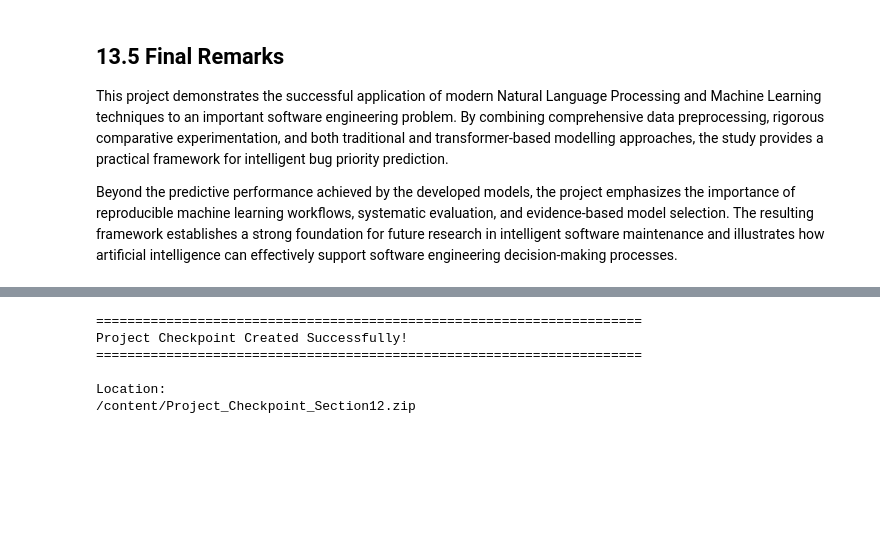
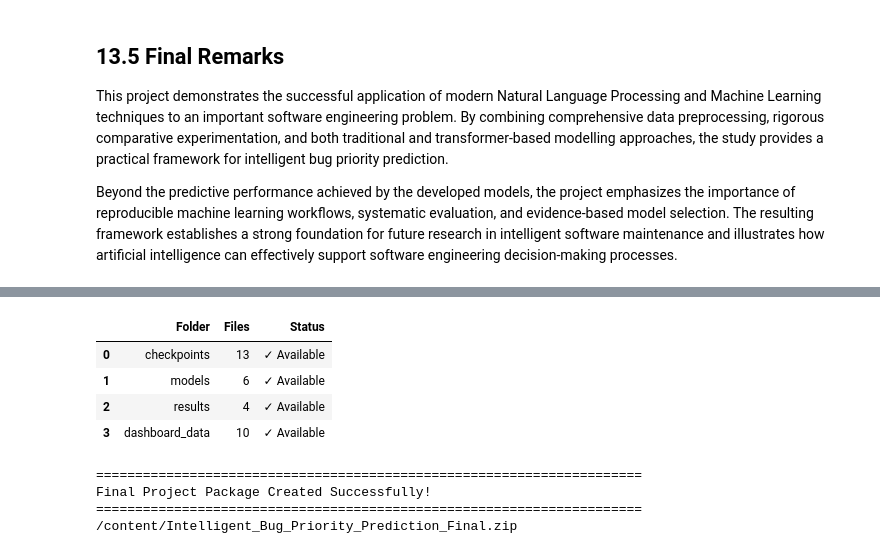
Before and after one commit to SamikshKodgire/AAI-590_CapstoneProject_BugTriaging, a Jupyter notebook: AAI590_CApstoneProject.ipynb, the cells around one changed output, grey strips where cells are left out. Drawn from its saved outputs; the diff is of its cells as text; code cells hidden in the pictures; blank space fills up the shorter version.

```diff
--- a/AAI590_CApstoneProject.ipynb
+++ b/AAI590_CApstoneProject.ipynb
@@ -6564,0 +6622,15 @@ Overall, the experimental findings suggest that **there is no universally optima
+# %%
+# ==========================================================
+# Create Dashboard Export Directory
+# ==========================================================
+
+from pathlib import Path
+
+DASHBOARD_DIR = PROJECT_DIR / "dashboard_data"
+
+DASHBOARD_DIR.mkdir(
+    parents=True,
+    exist_ok=True
+)
+
+print(f"Dashboard directory created:\n{DASHBOARD_DIR}")
@@ -6654,28 +6964,68 @@ summary.to_csv(RESULTS_DIR / "model_summary.csv", index=False)
+# %%
+# ==========================================================
+# Final Project Verification
+# ==========================================================
+
+from pathlib import Path
+import pandas as pd
+
+folders = [
+    CHECKPOINT_DIR,
+    MODELS_DIR,
+    RESULTS_DIR,
+    DASHBOARD_DIR
+]
+
+summary = []
+
+for folder in folders:
+
+    files = list(folder.glob("*"))
+
+    summary.append({
+
+        "Folder": folder.name,
+
+        "Files": len(files),
+
+        "Status": "✓ Available"
+
+    })
+
+verification = pd.DataFrame(summary)
+
+display(verification)
+# %% [output]
+|  | Folder | Files | Status |
+| 0 | checkpoints | 13 | ✓ Available |
+| 1 | models | 6 | ✓ Available |
+| 2 | results | 4 | ✓ Available |
+| 3 | dashboard_data | 10 | ✓ Available |
 # %%
 # ==========================================================
-# Create Project Checkpoint - Section 12
+# Create Final Submission Package
 # ==========================================================
 
 import shutil
 
-checkpoint_name = "/content/Project_Checkpoint_Section12"
+zip_path = shutil.make_archive(
 
-zip_path = shutil.make_archive(
-    checkpoint_name,
+    "/content/Intelligent_Bug_Priority_Prediction_Final",
+
     "zip",
+
     PROJECT_DIR
+
 )
 
 print("="*70)
-print("Project Checkpoint Created Successfully!")
+print("Final Project Package Created Successfully!")
 print("="*70)
-print(f"\nLocation:\n{zip_path}")
+print(zip_path)
 # %% [output]
 ======================================================================
-Project Checkpoint Created Successfully!
+Final Project Package Created Successfully!
 ======================================================================
-
-Location:
-/content/Project_Checkpoint_Section12.zip
+/content/Intelligent_Bug_Priority_Prediction_Final.zip
 # %%
 # ==========================================================
```
Also changed, not shown: parts of 14 cells of this notebook.
